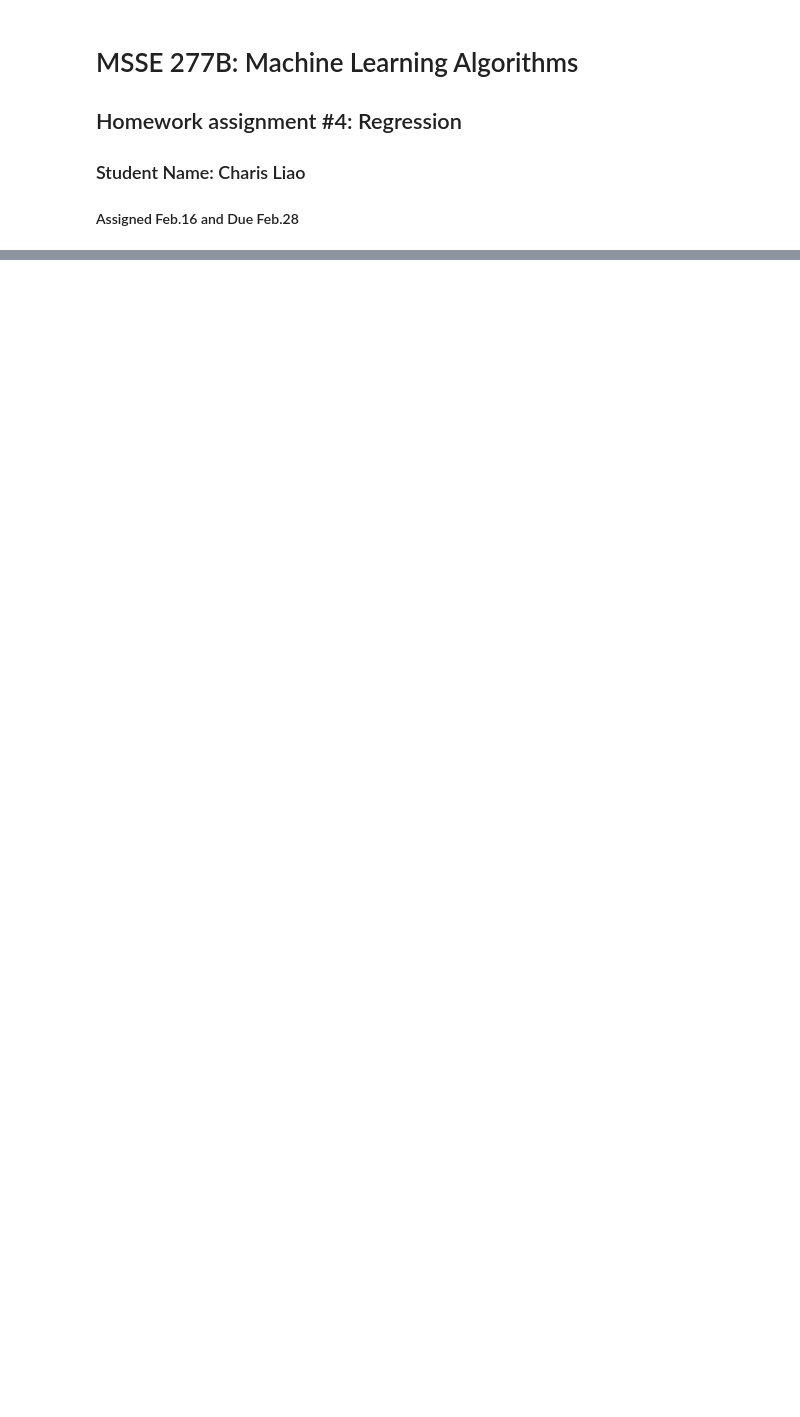
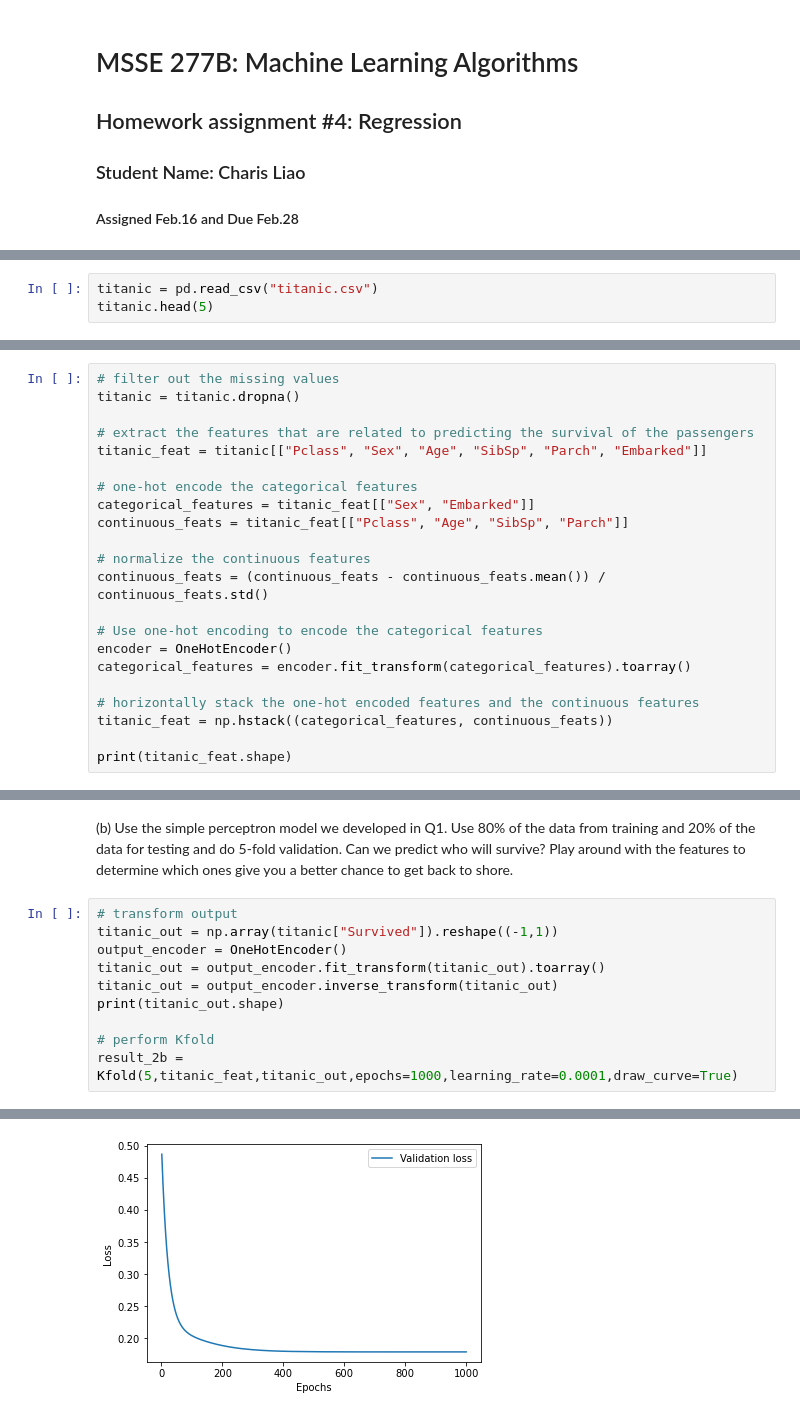
Before and after one commit to charisliao/CHEM277B, a Jupyter notebook: hw4/hw4_charisliao.ipynb, the cells around one changed output, grey strips where cells are left out. Saved outputs shown, nothing was run; the diff lists cells and outputs as text; blank space fills up the shorter version.

```diff
--- a/hw4/hw4_charisliao.ipynb
+++ b/hw4/hw4_charisliao.ipynb
@@ -27,0 +269,3 @@ For whether your status is sufficient to make it off the Titanic, download the T
+# %%
+titanic = pd.read_csv("titanic.csv")
+titanic.head(5)
@@ -27,0 +282,22 @@ For whether your status is sufficient to make it off the Titanic, download the T
+# %%
+# filter out the missing values
+titanic = titanic.dropna()
+
+# extract the features that are related to predicting the survival of the passengers
+titanic_feat = titanic[["Pclass", "Sex", "Age", "SibSp", "Parch", "Embarked"]]
+
+# one-hot encode the categorical features
+categorical_features = titanic_feat[["Sex", "Embarked"]]
+continuous_feats = titanic_feat[["Pclass", "Age", "SibSp", "Parch"]]
+
+# normalize the continuous features
+continuous_feats = (continuous_feats - continuous_feats.mean()) / continuous_feats.std()
+
+# Use one-hot encoding to encode the categorical features
+encoder = OneHotEncoder()
+categorical_features = encoder.fit_transform(categorical_features).toarray()
+
+# horizontally stack the one-hot encoded features and the continuous features
+titanic_feat = np.hstack((categorical_features, continuous_feats))
+
+print(titanic_feat.shape)
@@ -27,0 +308,13 @@ For whether your status is sufficient to make it off the Titanic, download the T
+# %% [markdown]
+(b) Use the simple perceptron model we developed in Q1. Use 80% of the data from training and 20% of the data for testing and do 5-fold validation. Can we predict who will survive? Play around with the features to determine which ones give you a better chance to get back to shore.
+# %%
+# transform output
+titanic_out = np.array(titanic["Survived"]).reshape((-1,1))
+output_encoder = OneHotEncoder()
+titanic_out = output_encoder.fit_transform(titanic_out).toarray()
+titanic_out = output_encoder.inverse_transform(titanic_out)
+print(titanic_out.shape)
+
+# perform Kfold
+result_2b = Kfold(5,titanic_feat,titanic_out,epochs=1000,learning_rate=0.0001,draw_curve=True)
+# %% [output]
@@ -27,0 +340 @@ For whether your status is sufficient to make it off the Titanic, download the T
+[figure, added]
```
Also changed, not shown: parts of 40 cells of this notebook.
